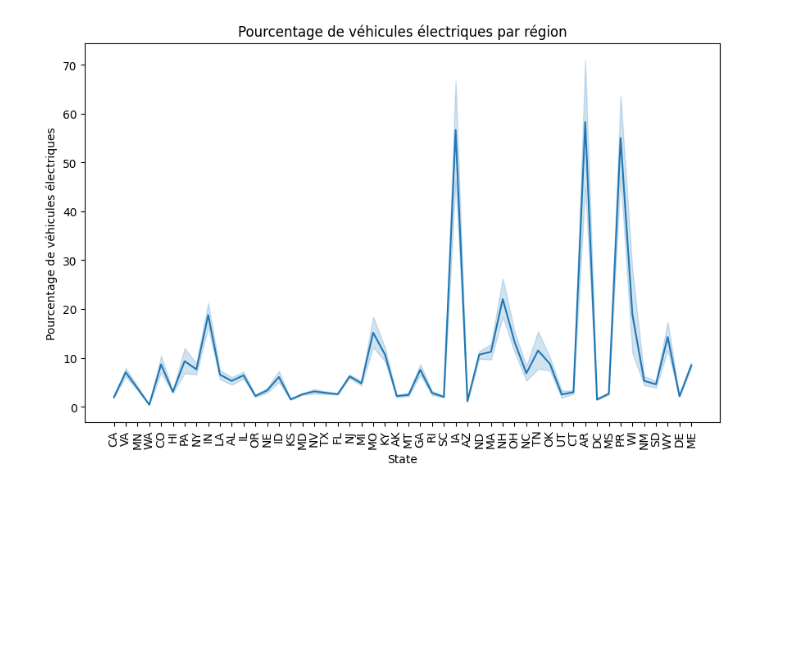
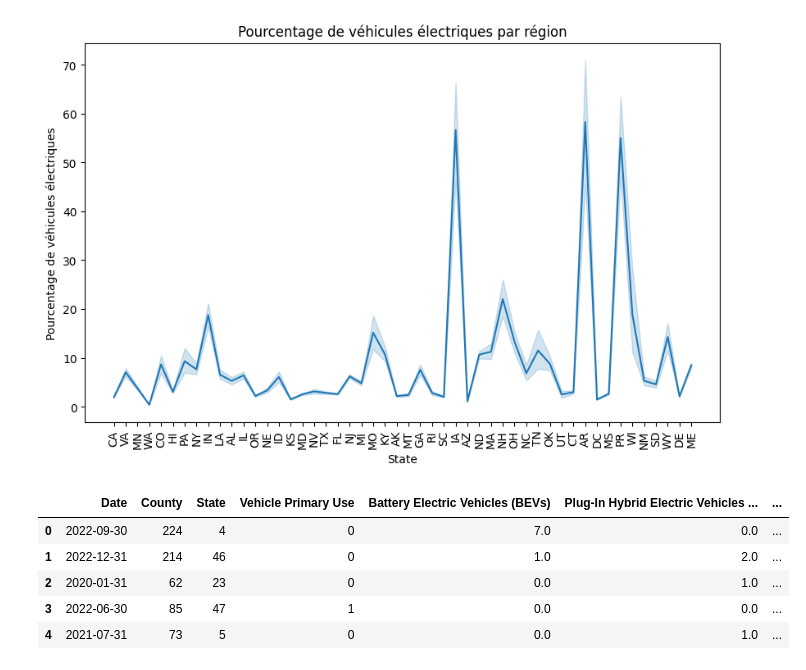
Before and after one commit to khelifaYacine/Electric_Vehicule_Population-by-Country, a Jupyter notebook: EDA.ipynb, the cells around one changed output. Drawn from its saved outputs; the diff is of its cells as text; code cells hidden in the pictures; blank space fills up the shorter version.

```diff
--- a/EDA.ipynb
+++ b/EDA.ipynb
@@ -294,3 +292,23 @@ plt.xticks(rotation=90)
 plt.show()
 # %% [output]
 [figure]
+# %%
+# Convertir les variables catégorielles en catégories ordinales
+df["County"] = df["County"].astype("category")
+df["State"] = df["State"].astype("category")
+df["Vehicle Primary Use"] = df["Vehicle Primary Use"].astype("category")
+
+# Mapper les catégories aux nombres ordinaux
+df["County"] = df["County"].cat.codes
+df["State"] = df["State"].cat.codes
+df["Vehicle Primary Use"] = df["Vehicle Primary Use"].cat.codes
+
+# Afficher les premières lignes du nouveau dataframe
+df.head()
+# %% [output]
+|  | Date | County | State | Vehicle Primary Use | Battery Electric Vehicles (BEVs) | Plug-In Hybrid Electric Vehicles ... | ... |
+| 0 | 2022-09-30 | 224 | 4 | 0 | 7.0 | 0.0 | ... |
+| 1 | 2022-12-31 | 214 | 46 | 0 | 1.0 | 2.0 | ... |
+| 2 | 2020-01-31 | 62 | 23 | 0 | 0.0 | 1.0 | ... |
+| 3 | 2022-06-30 | 85 | 47 | 1 | 0.0 | 0.0 | ... |
+| 4 | 2021-07-31 | 73 | 5 | 0 | 0.0 | 1.0 | ... |
```
Also changed, not shown: parts of 5 cells of this notebook.
